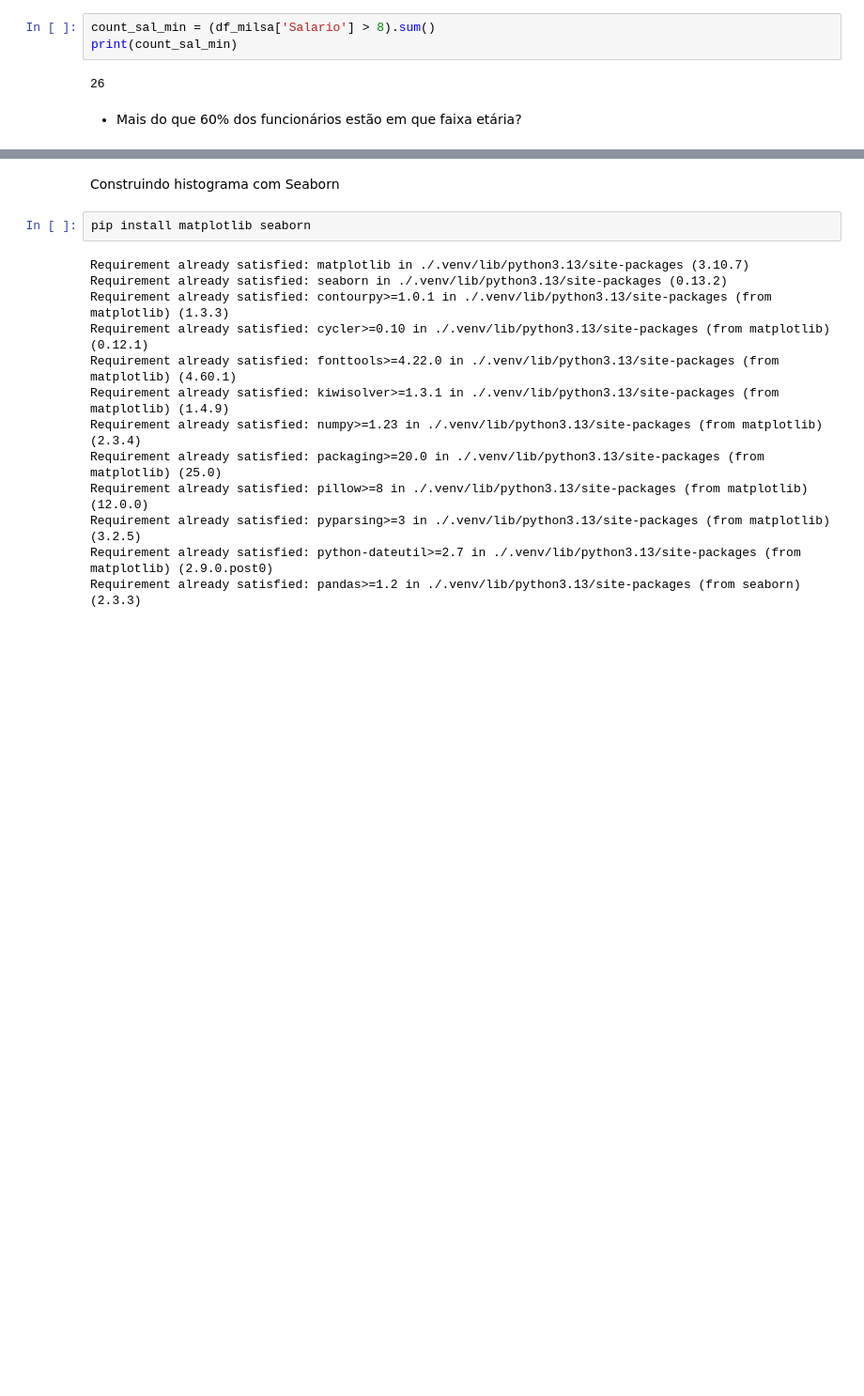
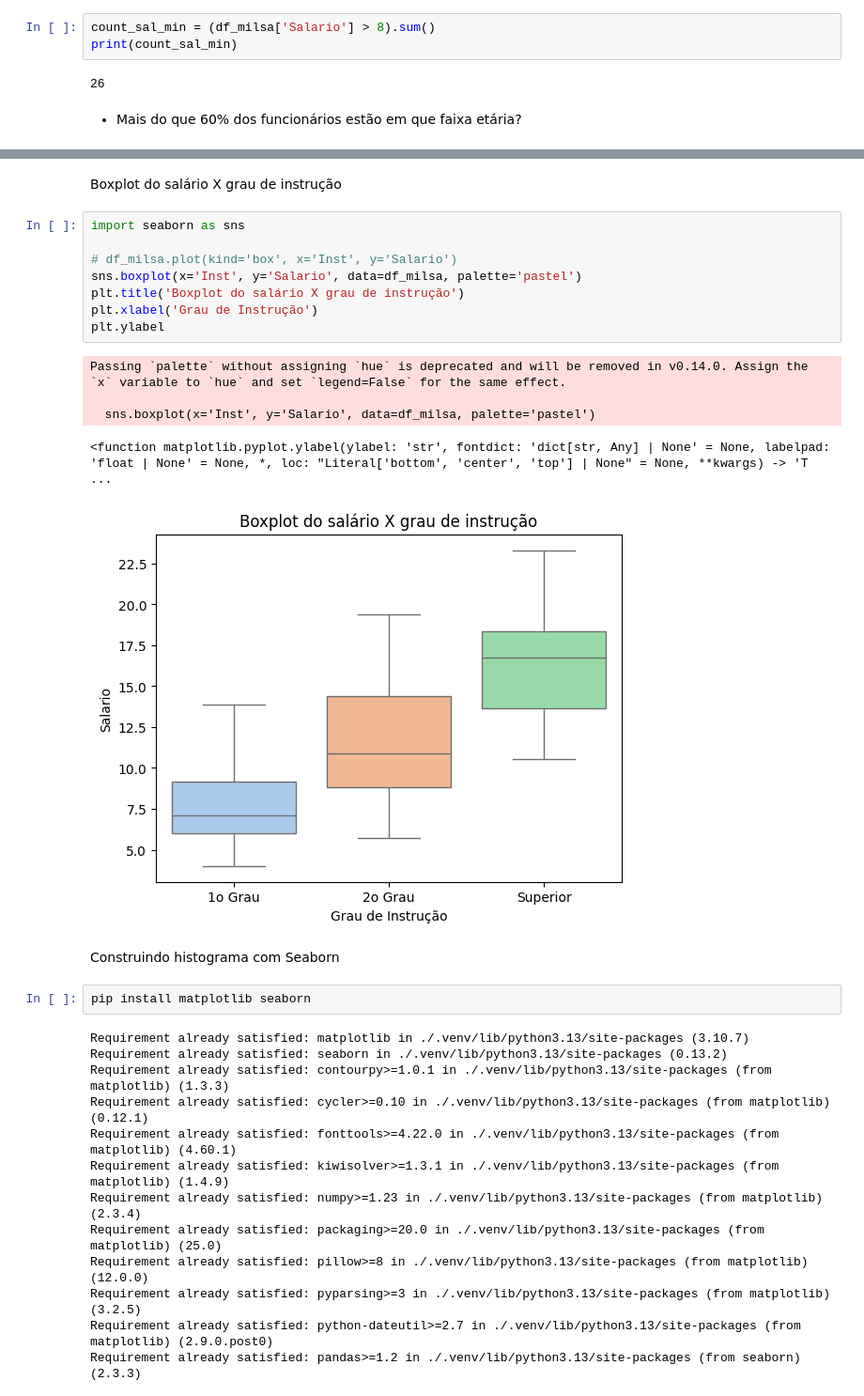
Before and after one commit to pirgus/Analise-Exploratoria-de-Dados, a Jupyter notebook: analise_exploratoria.ipynb, the cells around one changed output, grey strips where cells are left out. Shown at 94% size. Cells and saved outputs as stored; diff of their text form; blank space fills up the shorter version.

```diff
--- a/analise_exploratoria.ipynb
+++ b/analise_exploratoria.ipynb
@@ -796,3 +945,19 @@ print(count_sal_min)
+# %% [markdown]
+Boxplot do salário X grau de instrução
+# %%
+import seaborn as sns
+
+# df_milsa.plot(kind='box', x='Inst', y='Salario')
+sns.boxplot(x='Inst', y='Salario', data=df_milsa, palette='pastel')
+plt.title('Boxplot do salário X grau de instrução')
+plt.xlabel('Grau de Instrução')
+plt.ylabel
+# %% [output]
+Passing `palette` without assigning `hue` is deprecated and will be removed in v0.14.0. Assign the `x` variable to `hue` and set `legend=False` for the same effect.
+
+  sns.boxplot(x='Inst', y='Salario', data=df_milsa, palette='pastel')
+<function matplotlib.pyplot.ylabel(ylabel: 'str', fontdict: 'dict[str, Any] | None' = None, labelpad: 'float | None' = None, *, loc: "Literal['bottom', 'center', 'top'] | None" = None, **kwargs) -> 'T ...
+[figure, added]
 # %% [markdown]
 Construindo histograma com Seaborn
 # %%
```
Also changed, not shown: parts of 16 cells of this notebook.
